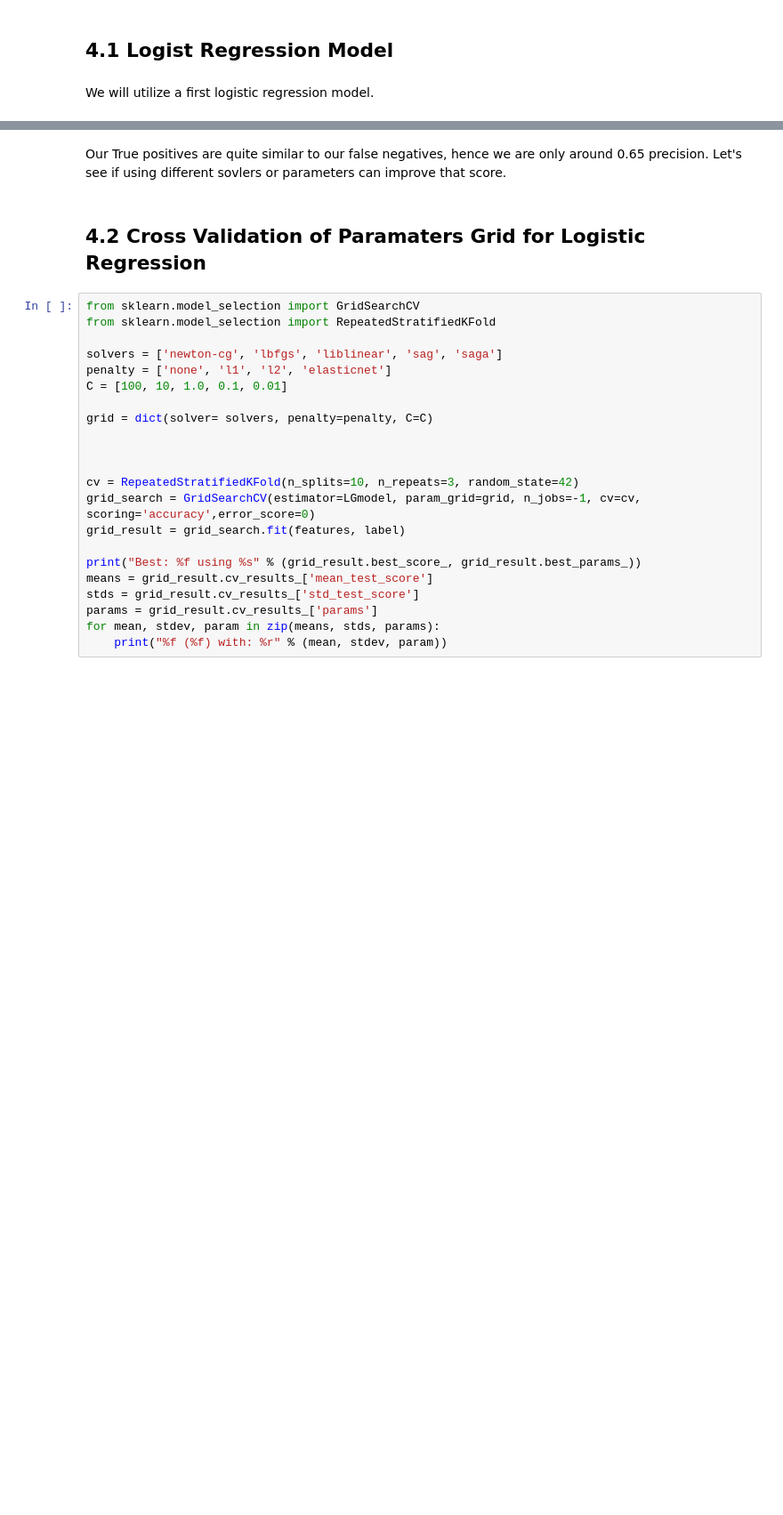
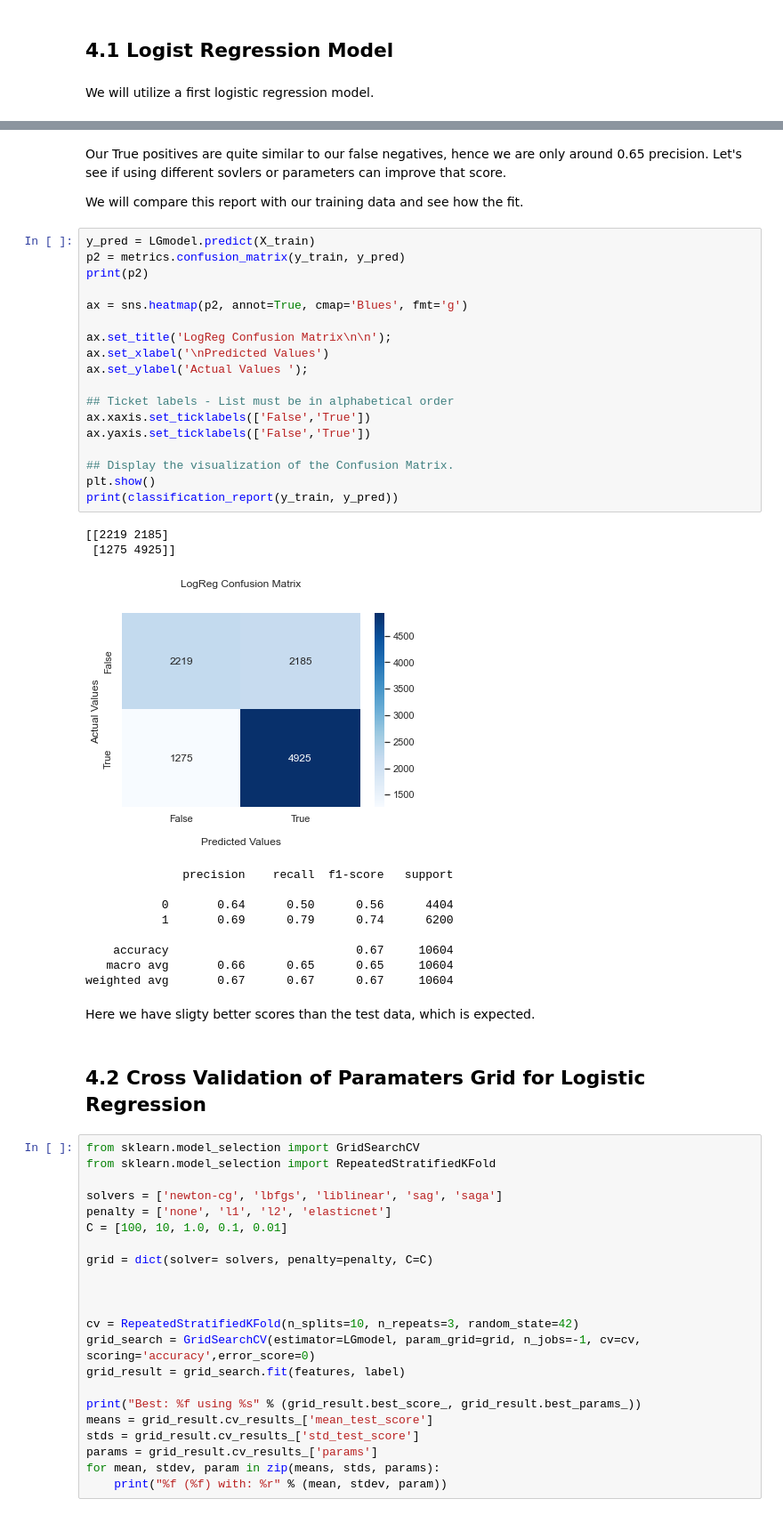
Before and after one commit to ElectricSheep007/UNH-Repo, a Jupyter notebook: DS_Guided_Capstone_2_Repo/virenv/Guided_Capstone_Project_2.ipynb, the cells around one changed output, grey strips where cells are left out. Shown at 89% size. Saved outputs shown, nothing was run; the diff lists cells and outputs as text; blank space fills up the shorter version.

```diff
--- a/DS_Guided_Capstone_2_Repo/virenv/Guided_Capstone_Project_2.ipynb
+++ b/DS_Guided_Capstone_2_Repo/virenv/Guided_Capstone_Project_2.ipynb
@@ -1529,5 +1531,39 @@ weighted avg       0.67      0.67      0.66      3535
 # %% [markdown]
 Our True positives are quite similar to our false negatives, hence we are only around 0.65 precision. Let's see if using different sovlers or parameters can improve that score.
+
+We will compare this report with our training data and see how the fit.
+# %%
+y_pred = LGmodel.predict(X_train)
+p2 = metrics.confusion_matrix(y_train, y_pred)
+print(p2)
+
+ax = sns.heatmap(p2, annot=True, cmap='Blues', fmt='g')
+
+ax.set_title('LogReg Confusion Matrix\n\n');
+ax.set_xlabel('\nPredicted Values')
+ax.set_ylabel('Actual Values ');
+
+## Ticket labels - List must be in alphabetical order
+ax.xaxis.set_ticklabels(['False','True'])
+ax.yaxis.set_ticklabels(['False','True'])
+
+## Display the visualization of the Confusion Matrix.
+plt.show()
+print(classification_report(y_train, y_pred))
+# %% [output]
+[[2219 2185]
+ [1275 4925]]
+[figure, added]
+              precision    recall  f1-score   support
+
+           0       0.64      0.50      0.56      4404
+           1       0.69      0.79      0.74      6200
+
+    accuracy                           0.67     10604
+   macro avg       0.66      0.65      0.65     10604
+weighted avg       0.67      0.67      0.67     10604
+# %% [markdown]
+Here we have sligty better scores than the test data, which is expected.
 # %% [markdown]
 ## 4.2 Cross Validation of Paramaters Grid for Logistic Regression
 # %%
```
Also changed, not shown: parts of 53 cells of this notebook.
